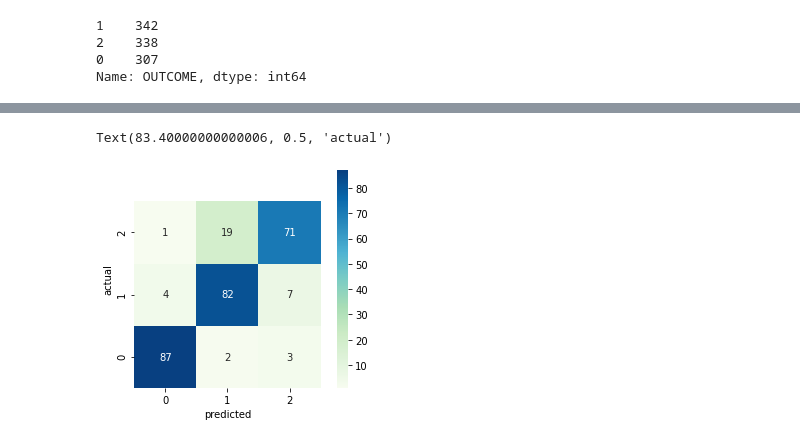
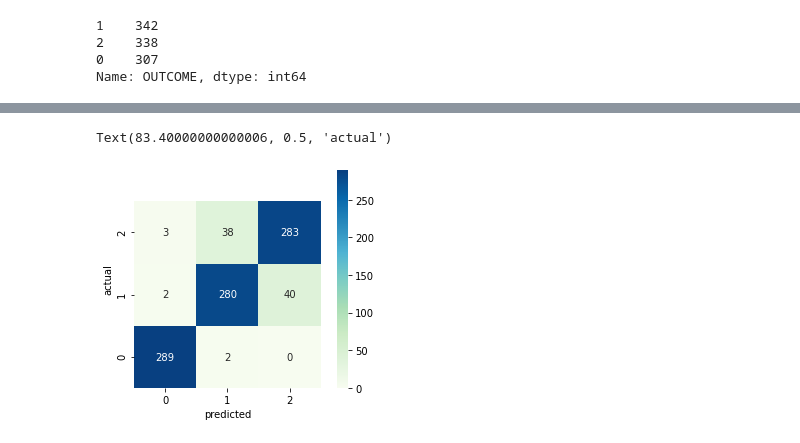
Before and after one commit to Daniel-Ros/DataSiceneIIFinalWork, a Jupyter notebook: hand.ipynb, the cells around one changed output, grey strips where cells are left out. Saved outputs shown, nothing was run; the diff lists cells and outputs as text; code cells hidden in the pictures.

```diff
--- a/hand.ipynb
+++ b/hand.ipynb
@@ -252,7 +252,12 @@ df["OUTCOME"].value_counts()
 0    307
 Name: OUTCOME, dtype: int64
 # %%
-x_train = df.drop('OUTCOME',axis=1)
-y_train = df['OUTCOME']
+from sklearn.model_selection import train_test_split
+
+X = df.drop('OUTCOME',axis=1)
+Y = df['OUTCOME']
 x_test = df_test.drop('OUTCOME',axis=1)
 y_test = df_test['OUTCOME']
+
+
+x_train,x_validate,y_train,y_validate = train_test_split(X,Y,test_size = 0.05,random_state=42)
@@ -387,11 +376,11 @@ stacking_clf.score(x_test,y_test)
 # %%
-pred = cross_val_predict(stacking_clf,x_test,y_test)
-cm=confusion_matrix(y_test, pred)
+pred = cross_val_predict(stacking_clf,x_train,y_train)
+cm=confusion_matrix(y_train, pred)
 
 axes=sns.heatmap(cm,square=True,annot=True,fmt='d',cbar=True,cmap=plt.cm.GnBu)
 axes.set_xlabel('predicted')
 axes.set_ylim(0,3.5)
 axes.set_ylabel('actual')
 # %% [output]
 Text(83.40000000000006, 0.5, 'actual')
-[figure, old version]
+[figure, new version]
```
Also changed, not shown: parts of 21 cells of this notebook, 1 other file.
